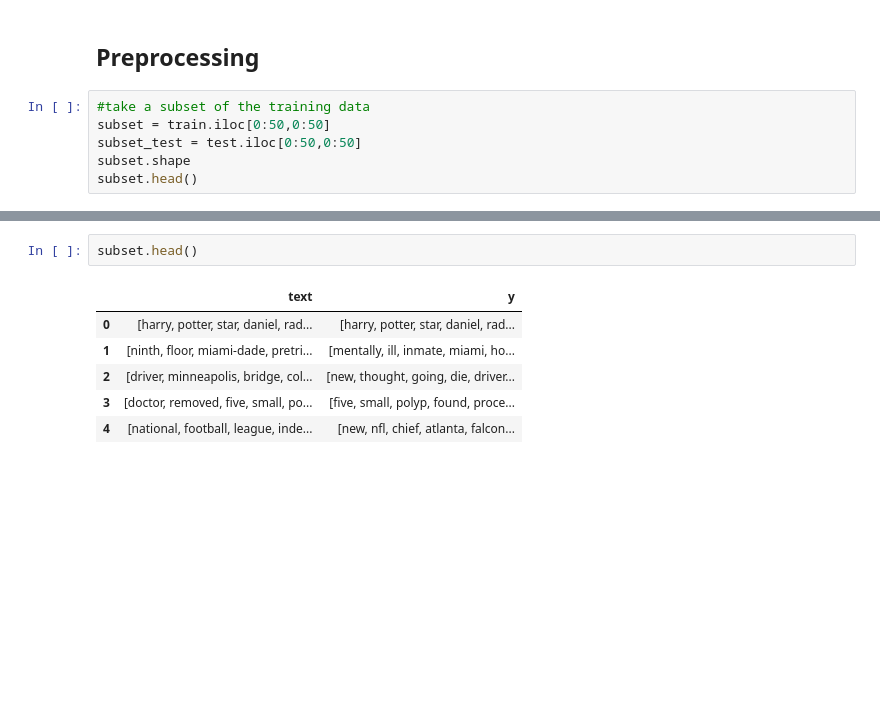
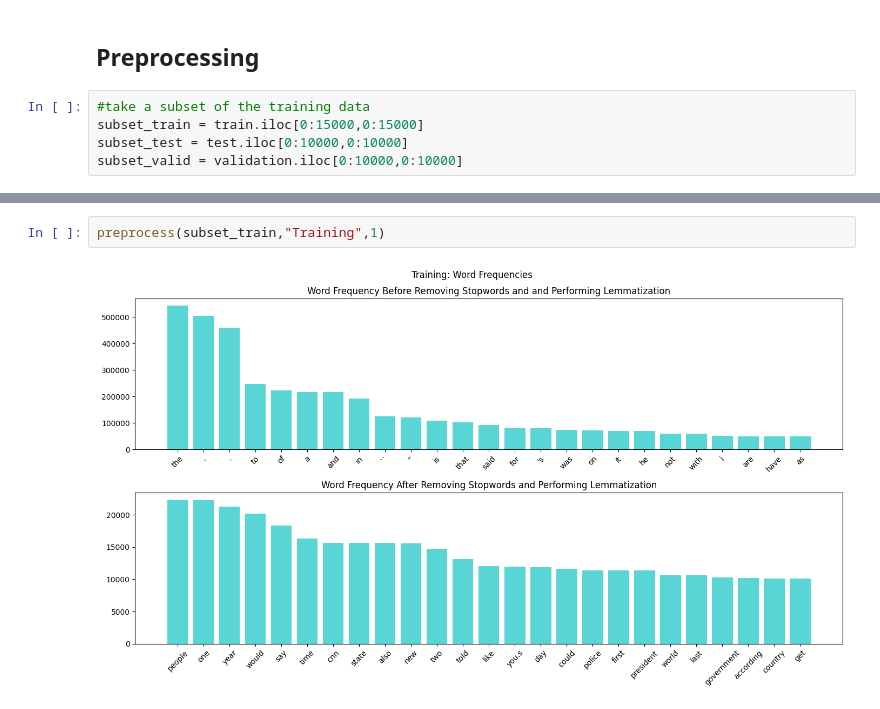
Before and after one commit to jma375/NLP-Text-Summarization, a Jupyter notebook: NLP-Text-Summarization.ipynb, the cells around one changed output, grey strips where cells are left out. Saved outputs shown, nothing was run; the diff lists cells and outputs as text; blank space fills up the shorter version.

Commit message:
more preprocessing +Inital model building/training

```diff
--- a/NLP-Text-Summarization.ipynb
+++ b/NLP-Text-Summarization.ipynb
@@ -89,7 +92,6 @@ Radcliffe's earnings from first five Potter films have been held in trust fund .
 ## Preprocessing
 # %%
 #take a subset of the training data
-subset = train.iloc[0:50,0:50]
-subset_test = test.iloc[0:50,0:50]
-subset.shape
-subset.head()
+subset_train = train.iloc[0:15000,0:15000]
+subset_test = test.iloc[0:10000,0:10000]
+subset_valid = validation.iloc[0:10000,0:10000]
@@ -128,9 +98,4 @@ wrd_freq_plot(subset,"Word Frequency After Removing Stopwords and Performing Lem
-# %%
-subset.head()
-# %% [output]
-|  | text | y |
-| 0 | [harry, potter, star, daniel, rad... | [harry, potter, star, daniel, rad... |
-| 1 | [ninth, floor, miami-dade, pretri... | [mentally, ill, inmate, miami, ho... |
-| 2 | [driver, minneapolis, bridge, col... | [new, thought, going, die, driver... |
-| 3 | [doctor, removed, five, small, po... | [five, small, polyp, found, proce... |
-| 4 | [national, football, league, inde... | [new, nfl, chief, atlanta, falcon... |
+# %%
+preprocess(subset_train,"Training",1)
+# %% [output]
+[figure, added]
```
Also changed, not shown: parts of 34 cells of this notebook, 1 other file.
